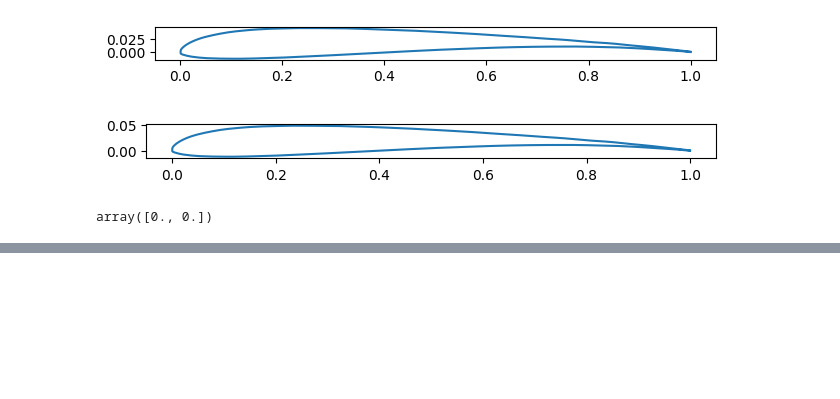
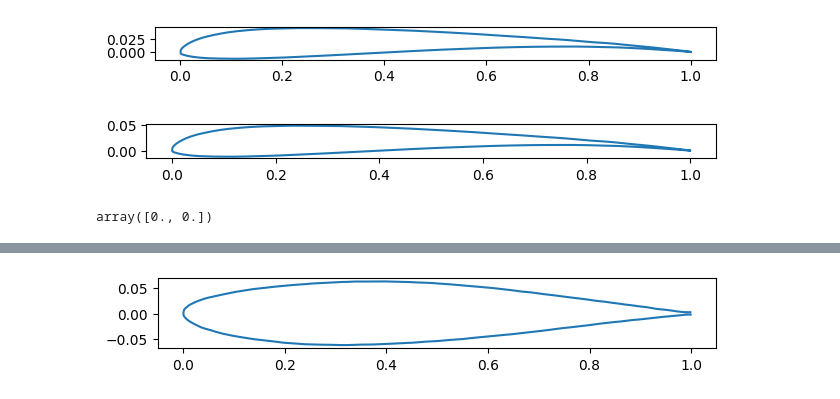
Before and after one commit to Karl-Liu-ch/DiffusionAirfoil, a Jupyter notebook: main.ipynb, the cells around one changed output, grey strips where cells are left out. Drawn from its saved outputs; the diff is of its cells as text; code cells hidden in the pictures; blank space fills up the shorter version.

```diff
--- a/main.ipynb
+++ b/main.ipynb
@@ -220,0 +221,13 @@ plt.show()
+# %%
+samples = np.load('/work3/s212645/DiffusionAirfoil/Airfoils1D/000.npy')
+i = 100
+fig, axs = plt.subplots(1, 1)
+xhat, yhat = savgol_filter((samples[i,:,0], samples[i,:,1]), 5, 3)
+samples[i,:,0] = xhat
+samples[i,:,1] = yhat
+axs.plot(samples[i,:,0], samples[i,:,1])
+axs.set_aspect('equal', 'box')
+fig.tight_layout()
+plt.show()
+# %% [output]
+[figure, added]
```
Also changed, not shown: parts of 2 cells of this notebook, 8 other files.
